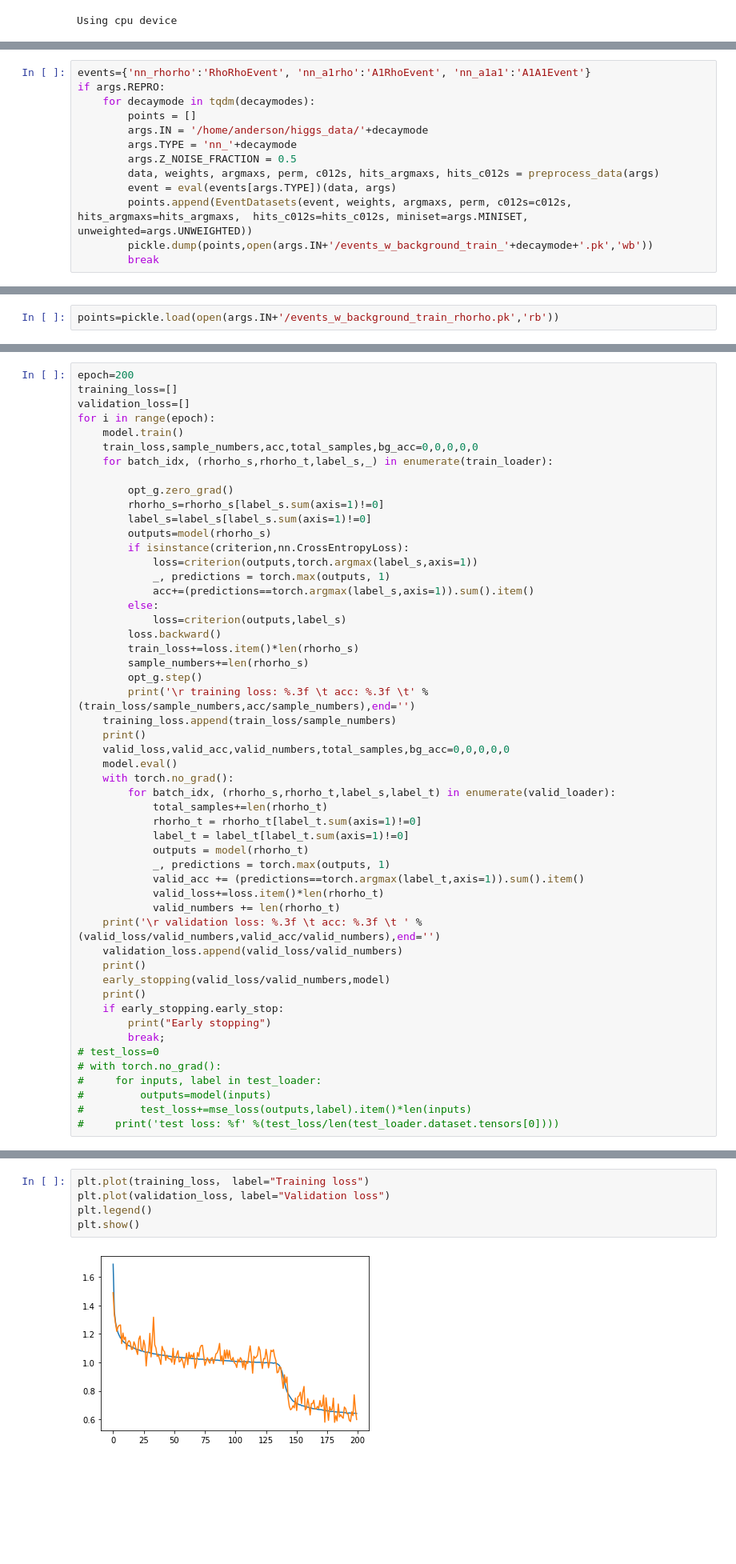
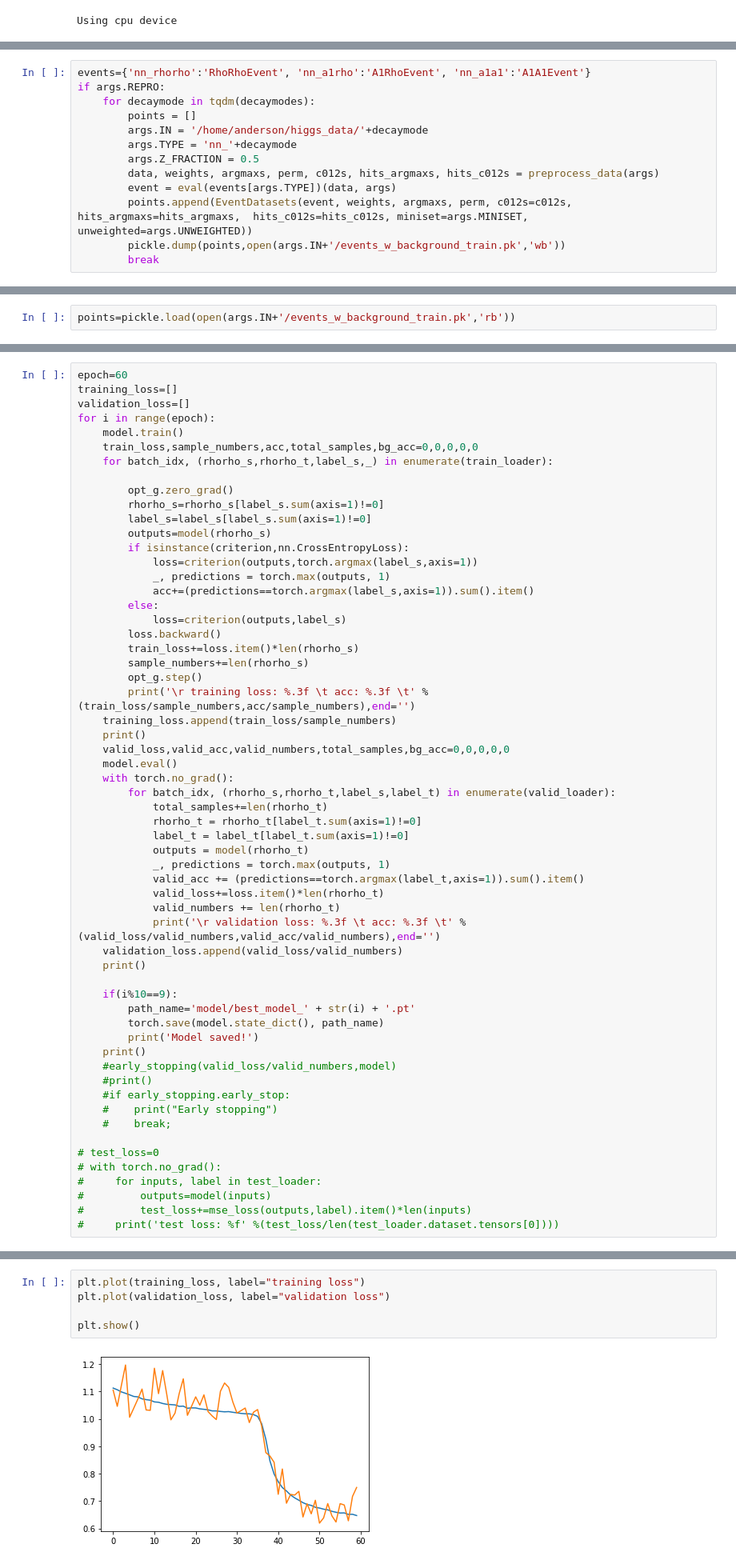
Before and after one commit to chhlam/HiggsCP-modified, a Jupyter notebook: torch_model-rhorho-signal_bg_classification.ipynb, the cells around one changed output, grey strips where cells are left out. Shown at 80% size. Drawn from its saved outputs; the diff is of its cells as text; blank space fills up the shorter version.

```diff
--- a/torch_model-rhorho-signal_bg_classification.ipynb
+++ b/torch_model-rhorho-signal_bg_classification.ipynb
@@ -97,11 +105,11 @@ if args.REPRO:
         points = []
         args.IN = '/home/anderson/higgs_data/'+decaymode
         args.TYPE = 'nn_'+decaymode
-        args.Z_NOISE_FRACTION = 0.5
+        args.Z_FRACTION = 0.5
         data, weights, argmaxs, perm, c012s, hits_argmaxs, hits_c012s = preprocess_data(args)
         event = eval(events[args.TYPE])(data, args)
         points.append(EventDatasets(event, weights, argmaxs, perm, c012s=c012s, hits_argmaxs=hits_argmaxs,  hits_c012s=hits_c012s, miniset=args.MINISET, unweighted=args.UNWEIGHTED))
-        pickle.dump(points,open(args.IN+'/events_w_background_train_'+decaymode+'.pk','wb'))
+        pickle.dump(points,open(args.IN+'/events_w_background_train.pk','wb'))
         break
 # %% [output]
 Loading data
@@ -113,7 +121,7 @@ SCALE!!
 # %% [markdown]
 ### Loading signal samples
 # %%
-points=pickle.load(open(args.IN+'/events_w_background_train_rhorho.pk','rb'))
+points=pickle.load(open(args.IN+'/events_w_background_train.pk','rb'))
 # %% [markdown]
 ### Training NN
 # %%
@@ -194,5 +202,5 @@ early_stopping = EarlyStopping(patience=50, verbose=True,path='model/best_model.
 # %%
-epoch=200
+epoch=60
 training_loss=[]
 validation_loss=[]
 for i in range(epoch):
@@ -229,14 +237,21 @@ for i in range(epoch):
             valid_acc += (predictions==torch.argmax(label_t,axis=1)).sum().item()
             valid_loss+=loss.item()*len(rhorho_t)
             valid_numbers += len(rhorho_t)
-    print('\r validation loss: %.3f \t acc: %.3f \t ' %(valid_loss/valid_numbers,valid_acc/valid_numbers),end='')
+            print('\r validation loss: %.3f \t acc: %.3f \t' %(valid_loss/valid_numbers,valid_acc/valid_numbers),end='')
     validation_loss.append(valid_loss/valid_numbers)
     print()
-    early_stopping(valid_loss/valid_numbers,model)
+
+    if(i%10==9):
+        path_name='model/best_model_' + str(i) + '.pt'
+        torch.save(model.state_dict(), path_name)
+        print('Model saved!')
     print()
-    if early_stopping.early_stop:
-        print("Early stopping")
-        break;
+    #early_stopping(valid_loss/valid_numbers,model)
+    #print()
+    #if early_stopping.early_stop:
+    #    print("Early stopping")
+    #    break;
+
 # test_loss=0
 # with torch.no_grad():
 #     for inputs, label in test_loader:
@@ -264,7 +279,7 @@ EarlyStopping counter: 18 out of 50
 # %%
-plt.plot(training_loss， label="Training loss")
-plt.plot(validation_loss, label="Validation loss")
-plt.legend()
+plt.plot(training_loss, label="training loss")
+plt.plot(validation_loss, label="validation loss")
+
 plt.show()
 # %% [output]
-[figure, old version]
+[figure, new version]
```
Also changed, not shown: parts of 17 cells of this notebook, 9 other files.
